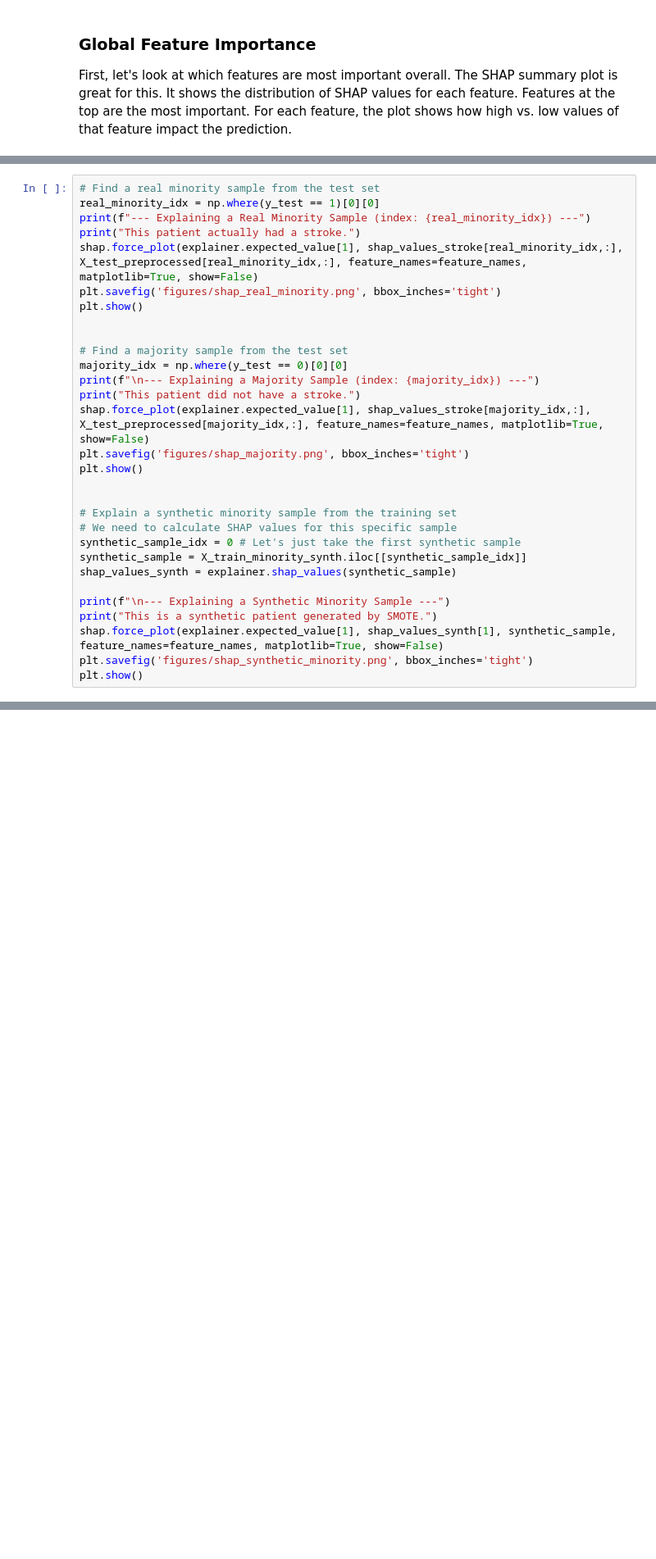
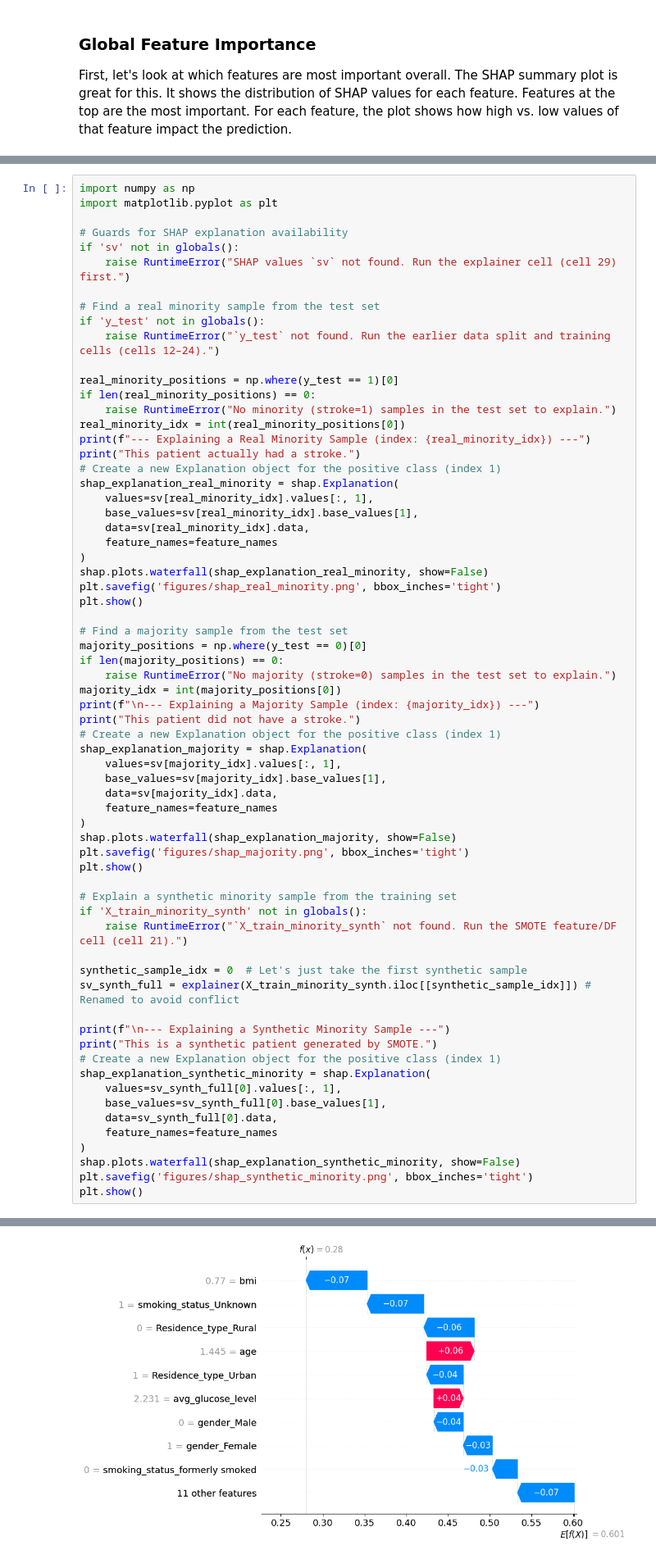
Before and after one commit to comet-web/mlcp-xai, a Jupyter notebook: Handling_Class_Imbalance_XAI.ipynb, the cells around one changed output, grey strips where cells are left out. Shown at 82% size. Cells and saved outputs as stored; diff of their text form; blank space fills up the shorter version.

```diff
--- a/Handling_Class_Imbalance_XAI.ipynb
+++ b/Handling_Class_Imbalance_XAI.ipynb
@@ -676,32 +714,69 @@ Now let's dive into individual predictions. We'll look at:
 2.  A majority sample (a patient who did not have a stroke).
 3.  A synthetic minority sample from our training set.
 # %%
+import numpy as np
+import matplotlib.pyplot as plt
+
+# Guards for SHAP explanation availability
+if 'sv' not in globals():
+    raise RuntimeError("SHAP values `sv` not found. Run the explainer cell (cell 29) first.")
+
 # Find a real minority sample from the test set
-real_minority_idx = np.where(y_test == 1)[0][0]
+if 'y_test' not in globals():
+    raise RuntimeError("`y_test` not found. Run the earlier data split and training cells (cells 12–24).")
+
+real_minority_positions = np.where(y_test == 1)[0]
+if len(real_minority_positions) == 0:
+    raise RuntimeError("No minority (stroke=1) samples in the test set to explain.")
+real_minority_idx = int(real_minority_positions[0])
 print(f"--- Explaining a Real Minority Sample (index: {real_minority_idx}) ---")
 print("This patient actually had a stroke.")
-shap.force_plot(explainer.expected_value[1], shap_values_stroke[real_minority_idx,:], X_test_preprocessed[real_minority_idx,:], feature_names=feature_names, matplotlib=True, show=False)
+# Create a new Explanation object for the positive class (index 1)
+shap_explanation_real_minority = shap.Explanation(
+    values=sv[real_minority_idx].values[:, 1],
+    base_values=sv[real_minority_idx].base_values[1],
+    data=sv[real_minority_idx].data,
+    feature_names=feature_names
+)
+shap.plots.waterfall(shap_explanation_real_minority, show=False)
 plt.savefig('figures/shap_real_minority.png', bbox_inches='tight')
 plt.show()
 
-
 # Find a majority sample from the test set
-majority_idx = np.where(y_test == 0)[0][0]
+majority_positions = np.where(y_test == 0)[0]
+if len(majority_positions) == 0:
+    raise RuntimeError("No majority (stroke=0) samples in the test set to explain.")
+majority_idx = int(majority_positions[0])
 print(f"\n--- Explaining a Majority Sample (index: {majority_idx}) ---")
 print("This patient did not have a stroke.")
-shap.force_plot(explainer.expected_value[1], shap_values_stroke[majority_idx,:], X_test_preprocessed[majority_idx,:], feature_names=feature_names, matplotlib=True, show=False)
+# Create a new Explanation object for the positive class (index 1)
+shap_explanation_majority = shap.Explanation(
+    values=sv[majority_idx].values[:, 1],
+    base_values=sv[majority_idx].base_values[1],
+    data=sv[majority_idx].data,
+    feature_names=feature_names
+)
+shap.plots.waterfall(shap_explanation_majority, show=False)
 plt.savefig('figures/shap_majority.png', bbox_inches='tight')
 plt.show()
 
+# Explain a synthetic minority sample from the training set
+if 'X_train_minority_synth' not in globals():
+    raise RuntimeError("`X_train_minority_synth` not found. Run the SMOTE feature/DF cell (cell 21).")
 
-# Explain a synthetic minority sample from the training set
-# We need to calculate SHAP values for this specific sample
-synthetic_sample_idx = 0 # Let's just take the first synthetic sample
-synthetic_sample = X_train_minority_synth.iloc[[synthetic_sample_idx]]
-shap_values_synth = explainer.shap_values(synthetic_sample)
+synthetic_sample_idx = 0  # Let's just take the first synthetic sample
+sv_synth_full = explainer(X_train_minority_synth.iloc[[synthetic_sample_idx]]) # Renamed to avoid conflict
 
 print(f"\n--- Explaining a Synthetic Minority Sample ---")
 print("This is a synthetic patient generated by SMOTE.")
-shap.force_plot(explainer.expected_value[1], shap_values_synth[1], synthetic_sample, feature_names=feature_names, matplotlib=True, show=False)
+# Create a new Explanation object for the positive class (index 1)
+shap_explanation_synthetic_minority = shap.Explanation(
+    values=sv_synth_full[0].values[:, 1],
+    base_values=sv_synth_full[0].base_values[1],
+    data=sv_synth_full[0].data,
+    feature_names=feature_names
+)
+shap.plots.waterfall(shap_explanation_synthetic_minority, show=False)
 plt.savefig('figures/shap_synthetic_minority.png', bbox_inches='tight')
 plt.show()
+# %% [output]
@@ -707,0 +785 @@ plt.show()
+[figure, added]
```
Also changed, not shown: parts of 11 cells of this notebook, 16 other files.
